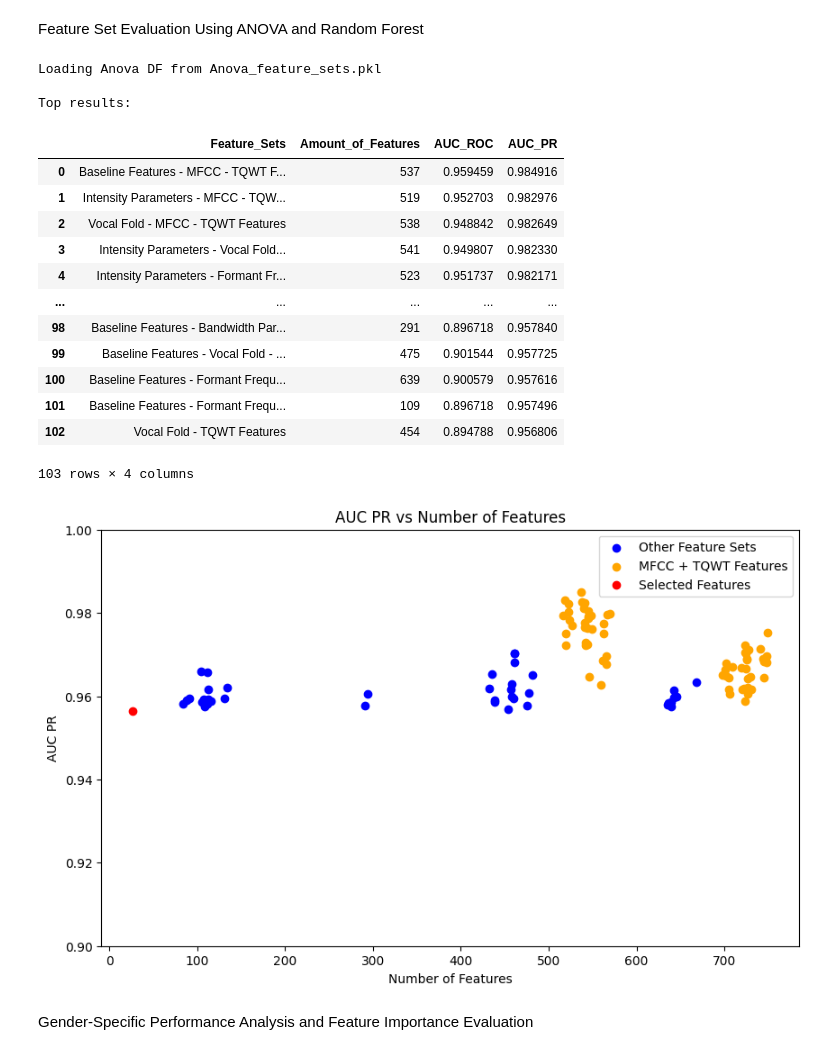
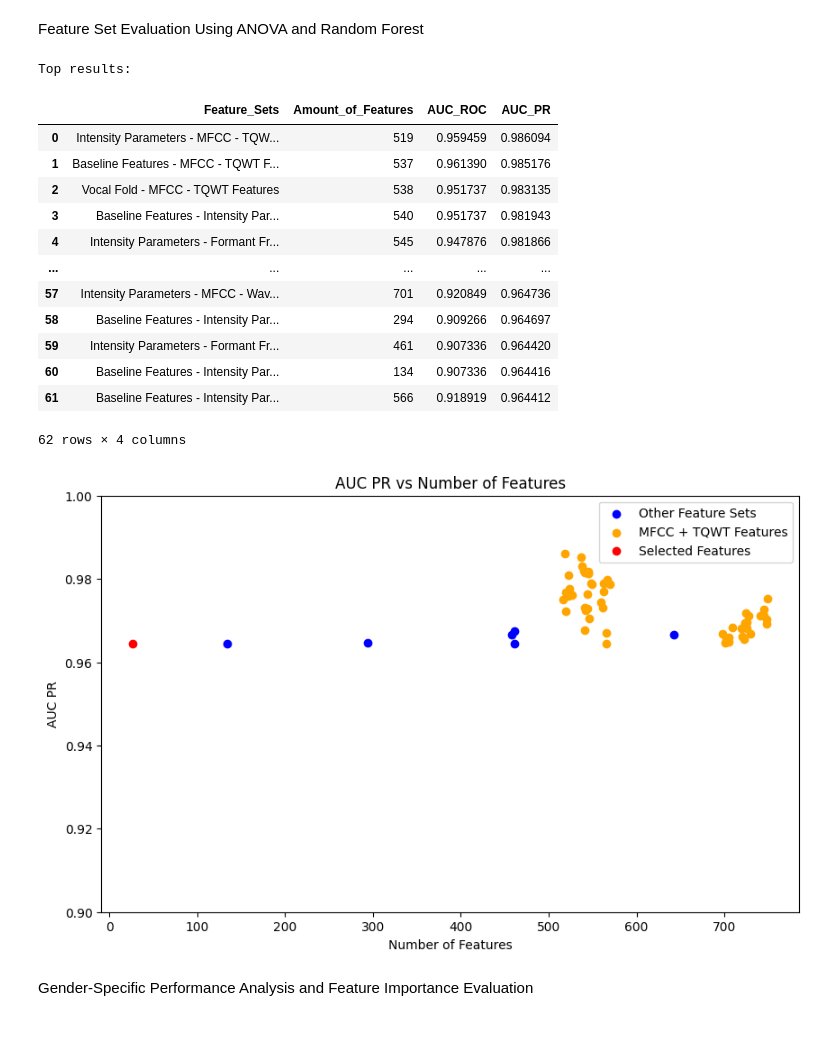
Before and after one commit to Selethe/MSB1015-Scientific-Programming-Project, a Jupyter notebook: Classification.ipynb, the cells around one changed output. Saved outputs shown, nothing was run; the diff lists cells and outputs as text; code cells hidden in the pictures.

Commit message:
make a data folder and reran a last time

```diff
--- a/Classification.ipynb
+++ b/Classification.ipynb
@@ -51,7 +53,7 @@ if not os.path.exists("images"):
 # %% [markdown]
 Load the corrected data set from the CSV
 # %%
-speech = pd.read_csv('outliercorrected_pd_speech_features.csv',header=[0,1],index_col=0)
+speech = pd.read_csv('data/outliercorrected_pd_speech_features.csv',header=[0,1],index_col=0)
 display(speech)
 
 # make a list of columns that contain all features, that are not patient id, class and gender
@@ -170,7 +172,7 @@ GIF saved as 'pca_3d_rotation.gif'
 Applying Jackknife Resampling to the Training Data for Model Robustness
 # %%
 # Define the filename for the top features
-TOP_FEATURES_FILE = 'top_features.pkl'
+TOP_FEATURES_FILE = 'data/top_features.pkl'
 
 # Define an amount of features to find
 n_features_to_find = int(sqrt(len(feature_columns)))
@@ -453,11 +471,11 @@ weighted avg       0.85      0.84      0.83        51
 Feature Set Evaluation Using ANOVA and Random Forest
 # %%
 # Define the filename for storing ANOVA results
-ANOVA_FILE = 'Anova_feature_sets.pkl'
+ANOVA_FILE = 'data/AUC_feature_sets.pkl'
 
 # Check if the file exists and load it if it does
 if os.path.exists(ANOVA_FILE):
-    print(f"Loading Anova DF from {ANOVA_FILE}")
+    print(f"Loading AUC DF from {ANOVA_FILE}")
     with open(ANOVA_FILE, 'rb') as f:
         results_df = pickle.load(f)
 else:
@@ -474,8 +492,8 @@ else:
 
     # Evaluate each feature set combination
     for feature_sets in tqdm(combination_list, leave=False):
-        rf_baseline = RandomForestClassifier(max_depth=best_params['max_depth'],
-                            n_estimators=best_params['n_estimators'],
+        rf_baseline = RandomForestClassifier(max_depth=best_params_rf['max_depth'],
+                            n_estimators=best_params_rf['n_estimators'],
                             random_state=42, n_jobs=-1)
         selected_columns = X_train_val.columns[X_train_val.columns.get_level_values(0).isin(feature_sets)]
         selected_columns = selected_columns.values
@@ -510,47 +528,45 @@ display(results_df)
 plt.figure(figsize=(10, 6))
 
 # Create a boolean mask for points that contain both 'MFCC' and 'TQWT Features' as per paper results
 mask = results_df['Feature_Sets'].str.contains('MFCC') & results_df['Feature_Sets'].str.contains('TQWT Features')
 
 # Plot points that don't meet the condition in blue
 plt.scatter(results_df.loc[~mask, 'Amount_of_Features'],
             results_df.loc[~mask, 'AUC_PR'],
             label='Other Feature Sets',
             color='blue')
 
 # Plot points that meet the condition in orange
 plt.scatter(results_df.loc[mask, 'Amount_of_Features'],
             results_df.loc[mask, 'AUC_PR'],
             label='MFCC + TQWT Features',
             color='orange')
 
 # Plot the selected features point in red
 plt.scatter(n_features_to_find, auc_pr, color='red', label='Selected Features')
 
 plt.ylim([0.9, 1])
 plt.xlabel('Number of Features')
 plt.ylabel('AUC PR')
 plt.title('AUC PR vs Number of Features')
 plt.legend()
 plt.show()
 # %% [output]
-Loading Anova DF from Anova_feature_sets.pkl
-
 Top results:
 |  | Feature_Sets | Amount_of_Features | AUC_ROC | AUC_PR |
-| 0 | Baseline Features - MFCC - TQWT F... | 537 | 0.959459 | 0.984916 |
-| 1 | Intensity Parameters - MFCC - TQW... | 519 | 0.952703 | 0.982976 |
-| 2 | Vocal Fold - MFCC - TQWT Features | 538 | 0.948842 | 0.982649 |
-| 3 | Intensity Parameters - Vocal Fold... | 541 | 0.949807 | 0.982330 |
-| 4 | Intensity Parameters - Formant Fr... | 523 | 0.951737 | 0.982171 |
+| 0 | Intensity Parameters - MFCC - TQW... | 519 | 0.959459 | 0.986094 |
+| 1 | Baseline Features - MFCC - TQWT F... | 537 | 0.961390 | 0.985176 |
+| 2 | Vocal Fold - MFCC - TQWT Features | 538 | 0.951737 | 0.983135 |
+| 3 | Baseline Features - Intensity Par... | 540 | 0.951737 | 0.981943 |
+| 4 | Intensity Parameters - Formant Fr... | 545 | 0.947876 | 0.981866 |
 | ... | ... | ... | ... | ... |
-| 98 | Baseline Features - Bandwidth Par... | 291 | 0.896718 | 0.957840 |
-| 99 | Baseline Features - Vocal Fold - ... | 475 | 0.901544 | 0.957725 |
-| 100 | Baseline Features - Formant Frequ... | 639 | 0.900579 | 0.957616 |
-| 101 | Baseline Features - Formant Frequ... | 109 | 0.896718 | 0.957496 |
-| 102 | Vocal Fold - TQWT Features | 454 | 0.894788 | 0.956806 |
+| 57 | Intensity Parameters - MFCC - Wav... | 701 | 0.920849 | 0.964736 |
+| 58 | Baseline Features - Intensity Par... | 294 | 0.909266 | 0.964697 |
+| 59 | Intensity Parameters - Formant Fr... | 461 | 0.907336 | 0.964420 |
+| 60 | Baseline Features - Intensity Par... | 134 | 0.907336 | 0.964416 |
+| 61 | Baseline Features - Intensity Par... | 566 | 0.918919 | 0.964412 |
-103 rows × 4 columns
+62 rows × 4 columns
-[figure, old version]
+[figure, new version]
 # %% [markdown]
 Gender-Specific Performance Analysis and Feature Importance Evaluation
 # %%
```
Also changed, not shown: parts of 11 cells of this notebook, 9 other files.
